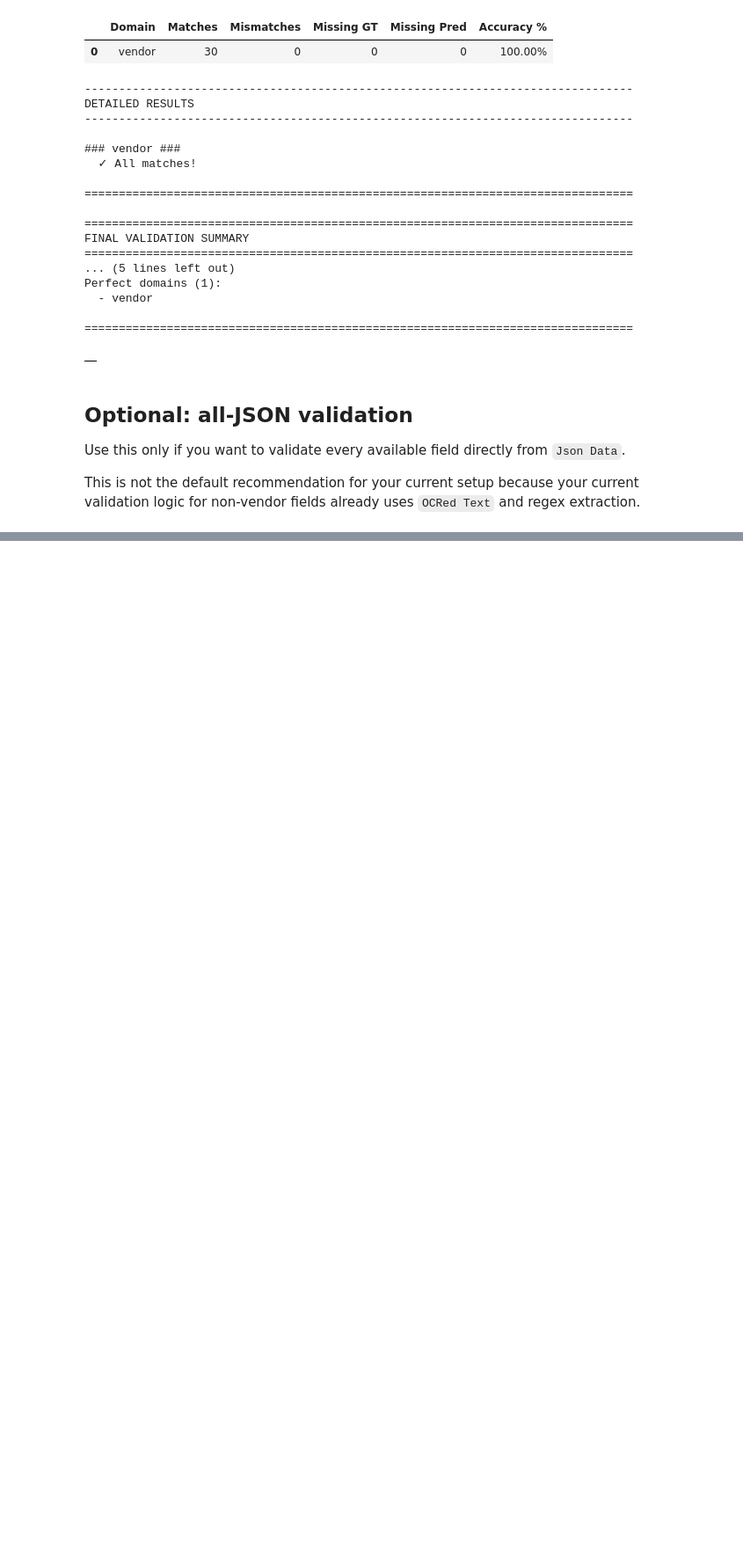
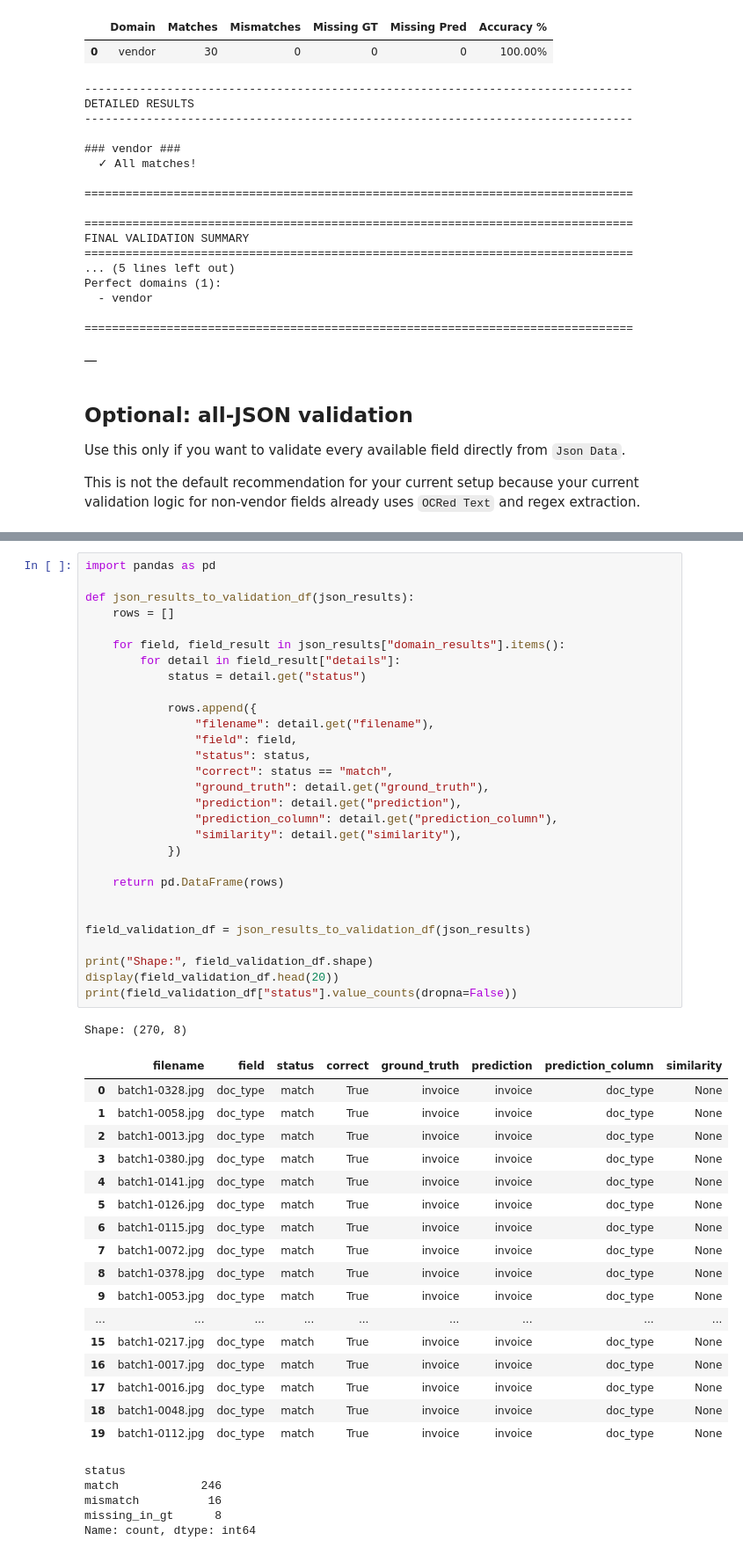
Before and after one commit to UpLong23/makeathon-2026-WHOAMI-inform, a Jupyter notebook: Validation_OCR_clean_hybrid.ipynb, the cells around one changed output, grey strips where cells are left out. Shown at 88% size. Drawn from its saved outputs; the diff is of its cells as text; blank space fills up the shorter version.

Commit message:
Added OCR summary in markdown file and the separate OCR hybrid validation notebook

```diff
--- a/Validation_OCR_clean_hybrid.ipynb
+++ b/Validation_OCR_clean_hybrid.ipynb
@@ -1196,0 +1311,53 @@ DETAILED RESULTS
+# %%
+import pandas as pd
+
+def json_results_to_validation_df(json_results):
+    rows = []
+
+    for field, field_result in json_results["domain_results"].items():
+        for detail in field_result["details"]:
+            status = detail.get("status")
+
+            rows.append({
+                "filename": detail.get("filename"),
+                "field": field,
+                "status": status,
+                "correct": status == "match",
+                "ground_truth": detail.get("ground_truth"),
+                "prediction": detail.get("prediction"),
+                "prediction_column": detail.get("prediction_column"),
+                "similarity": detail.get("similarity"),
+            })
+
+    return pd.DataFrame(rows)
+
+
+field_validation_df = json_results_to_validation_df(json_results)
+
+print("Shape:", field_validation_df.shape)
+display(field_validation_df.head(20))
+print(field_validation_df["status"].value_counts(dropna=False))
+# %% [output]
+Shape: (270, 8)
+|  | filename | field | status | correct | ground_truth | prediction | prediction_column | similarity |
+| 0 | batch1-0328.jpg | doc_type | match | True | invoice | invoice | doc_type | None |
+| 1 | batch1-0058.jpg | doc_type | match | True | invoice | invoice | doc_type | None |
+| 2 | batch1-0013.jpg | doc_type | match | True | invoice | invoice | doc_type | None |
+| 3 | batch1-0380.jpg | doc_type | match | True | invoice | invoice | doc_type | None |
+| 4 | batch1-0141.jpg | doc_type | match | True | invoice | invoice | doc_type | None |
+| 5 | batch1-0126.jpg | doc_type | match | True | invoice | invoice | doc_type | None |
+| 6 | batch1-0115.jpg | doc_type | match | True | invoice | invoice | doc_type | None |
+| 7 | batch1-0072.jpg | doc_type | match | True | invoice | invoice | doc_type | None |
+| 8 | batch1-0378.jpg | doc_type | match | True | invoice | invoice | doc_type | None |
+| 9 | batch1-0053.jpg | doc_type | match | True | invoice | invoice | doc_type | None |
+| ... | ... | ... | ... | ... | ... | ... | ... | ... |
+| 15 | batch1-0217.jpg | doc_type | match | True | invoice | invoice | doc_type | None |
+| 16 | batch1-0017.jpg | doc_type | match | True | invoice | invoice | doc_type | None |
+| 17 | batch1-0016.jpg | doc_type | match | True | invoice | invoice | doc_type | None |
+| 18 | batch1-0048.jpg | doc_type | match | True | invoice | invoice | doc_type | None |
+| 19 | batch1-0112.jpg | doc_type | match | True | invoice | invoice | doc_type | None |
+status
+match            246
+mismatch          16
+missing_in_gt      8
+Name: count, dtype: int64
```
Also changed, not shown: parts of 6 cells of this notebook, 1 other file.
